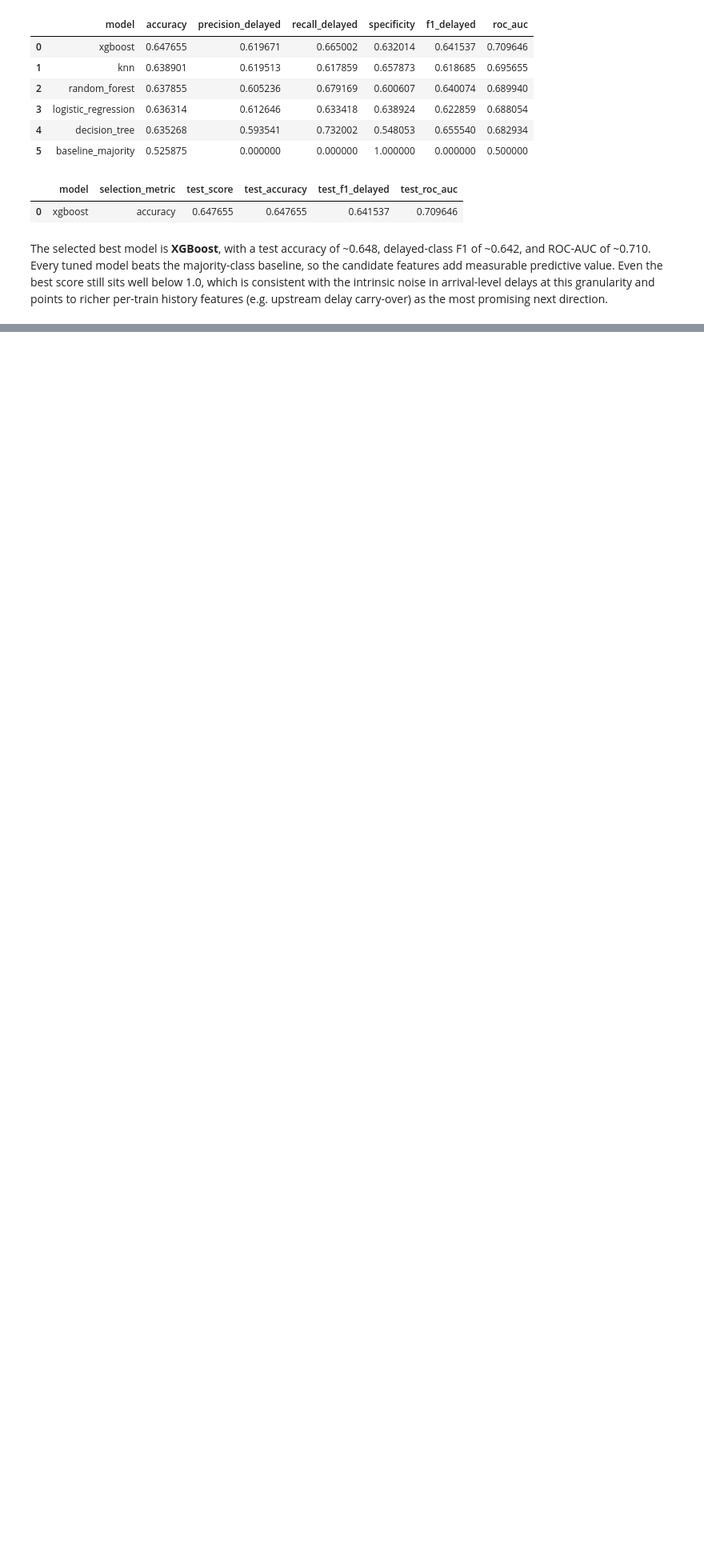
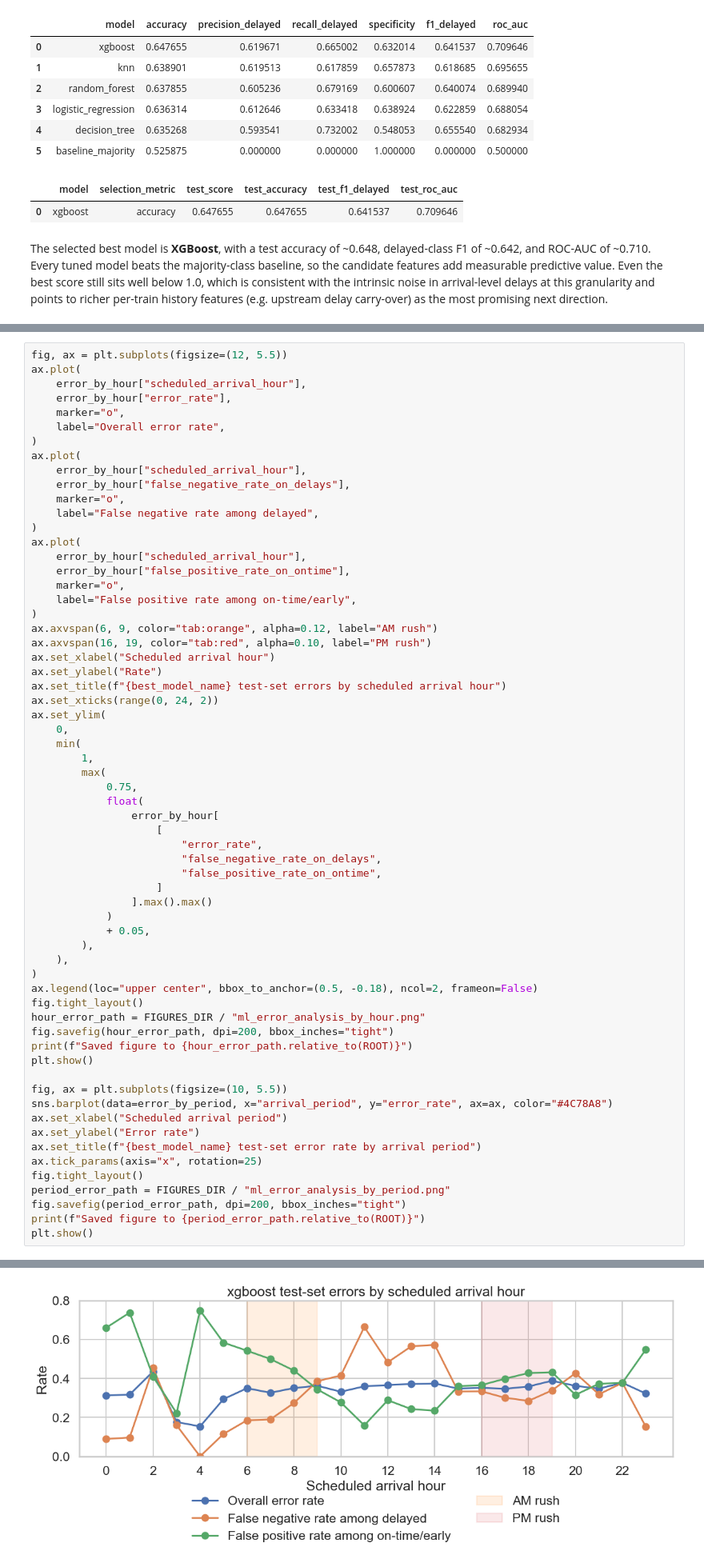
Before and after one commit to berenaydogan/DSA210-Project, a Jupyter notebook: notebooks/ml_modeling.ipynb, the cells around one changed output, grey strips where cells are left out. Shown at 80% size. Drawn from its saved outputs; the diff is of its cells as text; blank space fills up the shorter version.

Commit message:
feat: add error analysis for machine learning model

```diff
--- a/notebooks/ml_modeling.ipynb
+++ b/notebooks/ml_modeling.ipynb
@@ -1424,0 +1648,64 @@ The selected best model is **XGBoost**, with a test accuracy of ~0.648, delayed-
+# %%
+fig, ax = plt.subplots(figsize=(12, 5.5))
+ax.plot(
+    error_by_hour["scheduled_arrival_hour"],
+    error_by_hour["error_rate"],
+    marker="o",
+    label="Overall error rate",
+)
+ax.plot(
+    error_by_hour["scheduled_arrival_hour"],
+    error_by_hour["false_negative_rate_on_delays"],
+    marker="o",
+    label="False negative rate among delayed",
+)
+ax.plot(
+    error_by_hour["scheduled_arrival_hour"],
+    error_by_hour["false_positive_rate_on_ontime"],
+    marker="o",
+    label="False positive rate among on-time/early",
+)
+ax.axvspan(6, 9, color="tab:orange", alpha=0.12, label="AM rush")
+ax.axvspan(16, 19, color="tab:red", alpha=0.10, label="PM rush")
+ax.set_xlabel("Scheduled arrival hour")
+ax.set_ylabel("Rate")
+ax.set_title(f"{best_model_name} test-set errors by scheduled arrival hour")
+ax.set_xticks(range(0, 24, 2))
+ax.set_ylim(
+    0,
+    min(
+        1,
+        max(
+            0.75,
+            float(
+                error_by_hour[
+                    [
+                        "error_rate",
+                        "false_negative_rate_on_delays",
+                        "false_positive_rate_on_ontime",
+                    ]
+                ].max().max()
+            )
+            + 0.05,
+        ),
+    ),
+)
+ax.legend(loc="upper center", bbox_to_anchor=(0.5, -0.18), ncol=2, frameon=False)
+fig.tight_layout()
+hour_error_path = FIGURES_DIR / "ml_error_analysis_by_hour.png"
+fig.savefig(hour_error_path, dpi=200, bbox_inches="tight")
+print(f"Saved figure to {hour_error_path.relative_to(ROOT)}")
+plt.show()
+
+fig, ax = plt.subplots(figsize=(10, 5.5))
+sns.barplot(data=error_by_period, x="arrival_period", y="error_rate", ax=ax, color="#4C78A8")
+ax.set_xlabel("Scheduled arrival period")
+ax.set_ylabel("Error rate")
+ax.set_title(f"{best_model_name} test-set error rate by arrival period")
+ax.tick_params(axis="x", rotation=25)
+fig.tight_layout()
+period_error_path = FIGURES_DIR / "ml_error_analysis_by_period.png"
+fig.savefig(period_error_path, dpi=200, bbox_inches="tight")
+print(f"Saved figure to {period_error_path.relative_to(ROOT)}")
+plt.show()
+# %% [output]
@@ -1424,0 +1713 @@ The selected best model is **XGBoost**, with a test accuracy of ~0.648, delayed-
+[figure, added]
```
Also changed, not shown: parts of 5 cells of this notebook, 10 other files.
